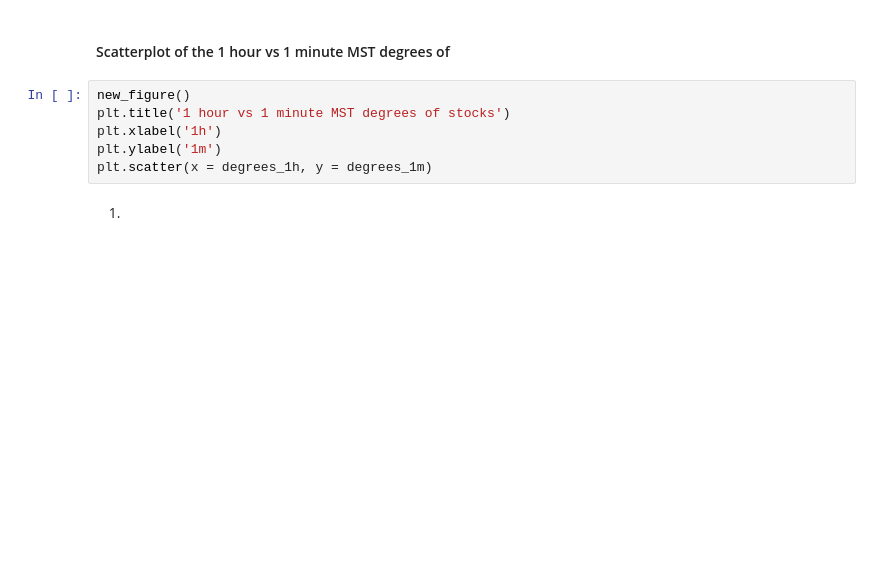
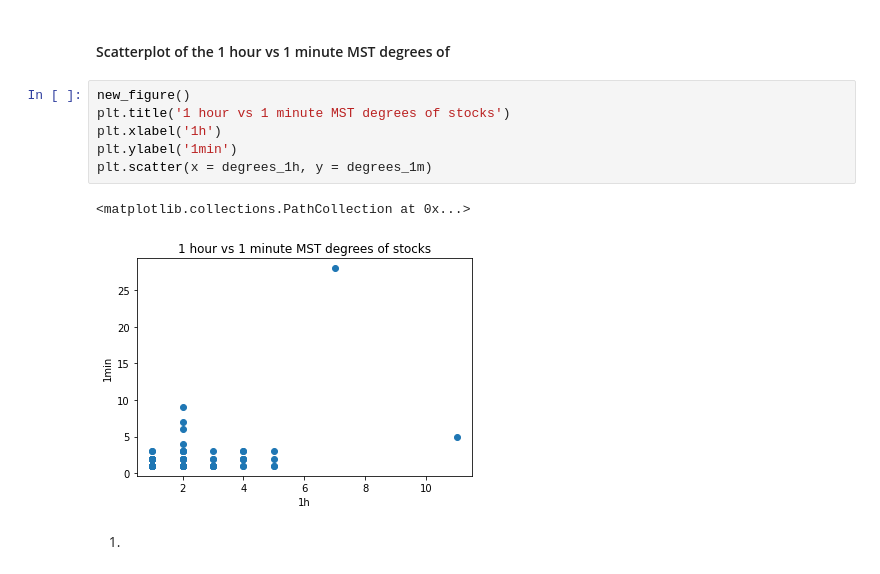
Before and after one commit to JunTu-XD/NetSci, a Jupyter notebook: assignment_7/Tu_Jun_EX07.ipynb, the cells around one changed output. Saved outputs shown, nothing was run; the diff lists cells and outputs as text; blank space fills up the shorter version.

```diff
--- a/assignment_7/Tu_Jun_EX07.ipynb
+++ b/assignment_7/Tu_Jun_EX07.ipynb
@@ -204,8 +216,11 @@ nx.draw(MST_1m, node_size=50)
 # %%
 new_figure()
 plt.title('1 hour vs 1 minute MST degrees of stocks')
 plt.xlabel('1h')
-plt.ylabel('1m')
+plt.ylabel('1min')
 plt.scatter(x = degrees_1h, y = degrees_1m)
+# %% [output]
+<matplotlib.collections.PathCollection at 0x...>
+[figure, added]
 # %% [markdown]
 1.
```
Also changed, not shown: parts of 4 cells of this notebook.
